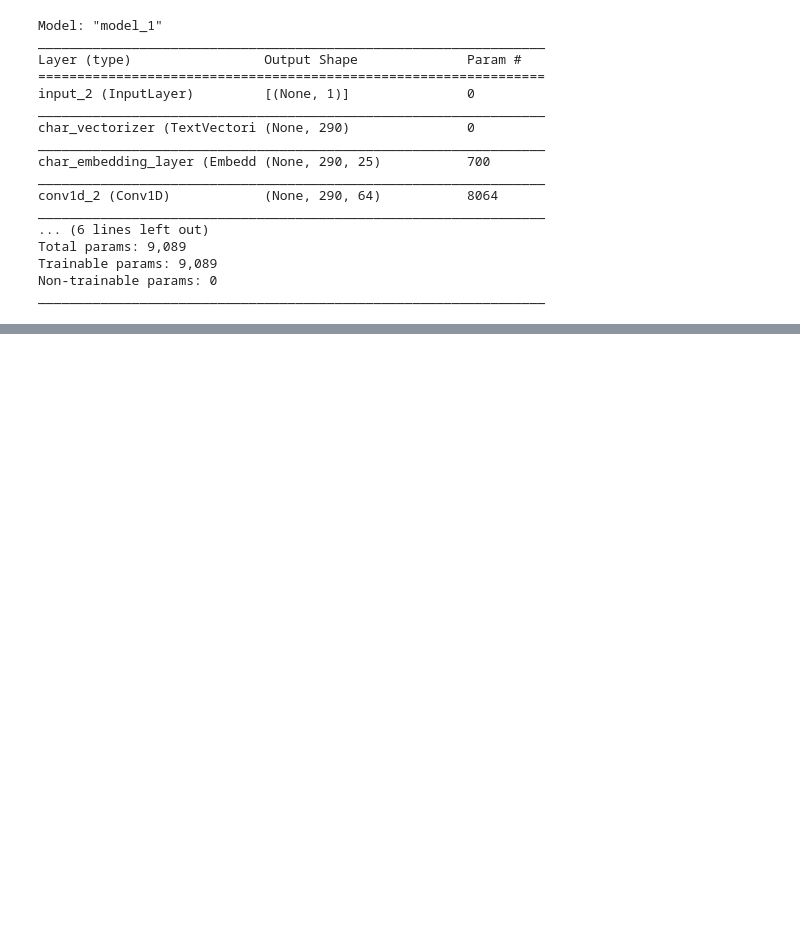
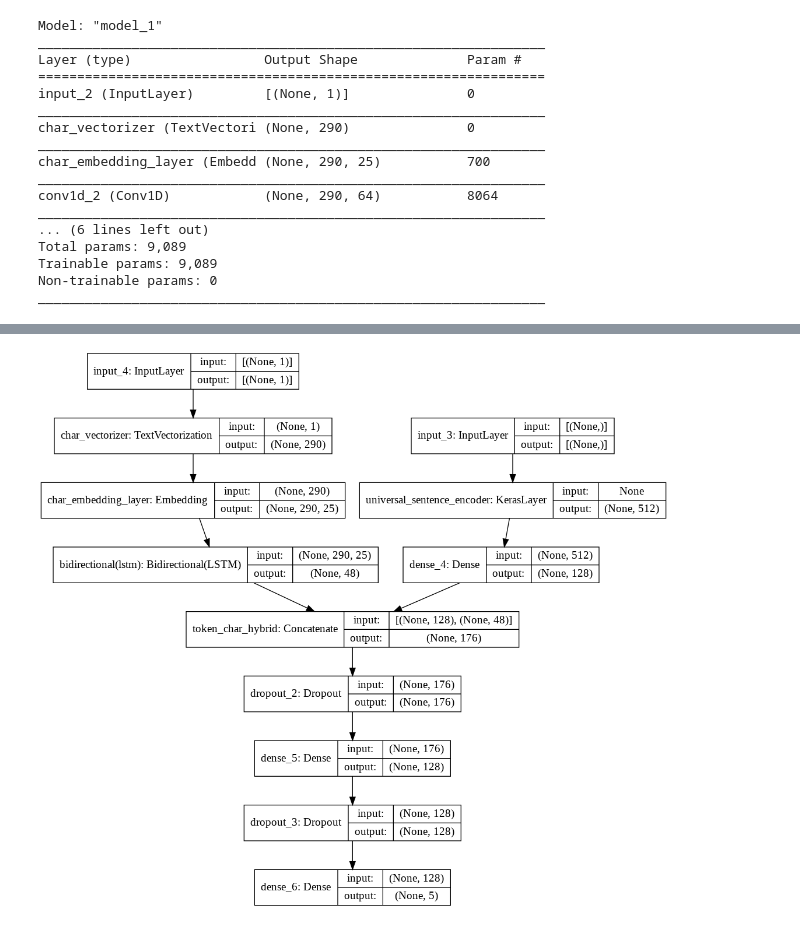
Before and after one commit to JpChii/ML-Projects, a Jupyter notebook: 09_SkimLit_milestone_project.ipynb, the cells around one changed output, grey strips where cells are left out. Cells and saved outputs as stored; diff of their text form; code cells hidden in the pictures; blank space fills up the shorter version.

```diff
--- a/09_SkimLit_milestone_project.ipynb
+++ b/09_SkimLit_milestone_project.ipynb
@@ -1227,0 +1220,2 @@ model42_char =
+# %%
+token_char_concat = layers.Concatenate(name="token_char_hybrid")([token_model.output, char_model.output])
@@ -1227,0 +1224,15 @@ model42_char =
+# %%
+combined_droput = layers.Dropout(0.5)(token_char_concat)
+combined_dense = layers.Dense(128, activation="relu")(combined_droput)
+final_dropout = layers.Dropout(0.5)(combined_dense)
+output_layer = layers.Dense(5, activation="softmax")(final_dropout)
+# %%
+# Construct model with char and token inputs
+model4 = tf.keras.Model([token_model.input, char_model.input],
+                        outputs=output_layer,
+                        name="model4_token_and_char_embeds")
+# %%
+# Compile the model
+model4.compile(loss=tf.keras.losses.CategoricalCrossentropy(),
+               optimizer=tf.keras.optimizers.Adam(),
+               metrics=["accuracy"])
@@ -1227,0 +1260,5 @@ model42_char =
+# %%
+from tensorflow.keras.utils import plot_model
+plot_model(model4, show_shapes=True, show_layer_names=True)
+# %% [output]
+[figure, added]
```
Also changed, not shown: parts of 86 cells of this notebook.
